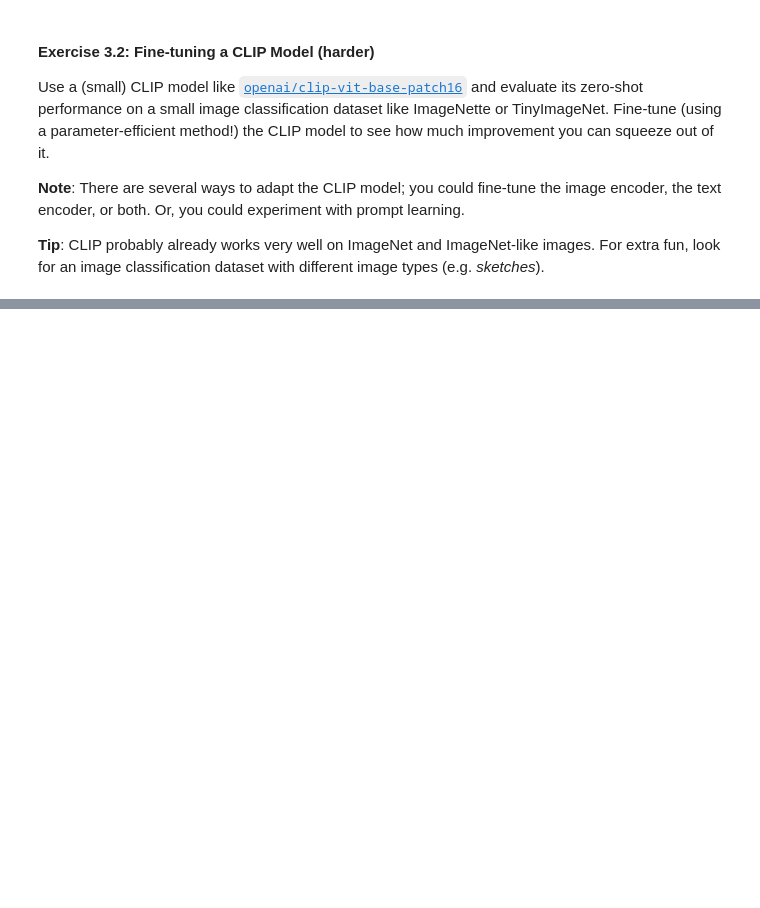
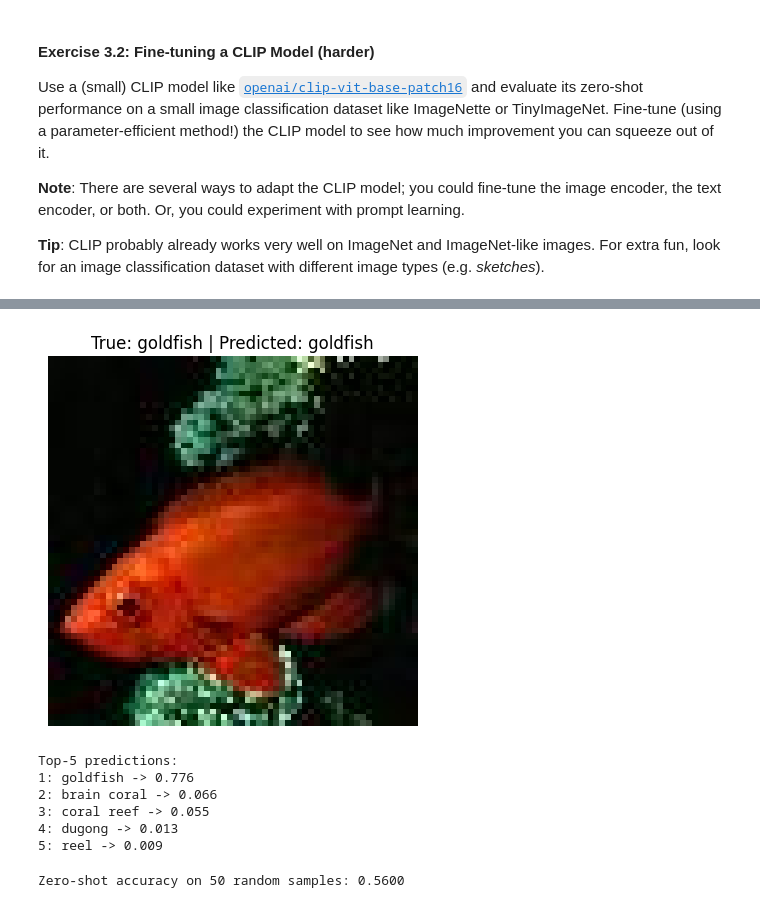
Before and after one commit to fbizza/deep-learning-applications, a Jupyter notebook: lab_3/lab_3.ipynb, the cells around one changed output, grey strips where cells are left out. Drawn from its saved outputs; the diff is of its cells as text; code cells hidden in the pictures; blank space fills up the shorter version.

```diff
--- a/lab_3/lab_3.ipynb
+++ b/lab_3/lab_3.ipynb
@@ -384,0 +325,46 @@ There are a *ton* of interesting and fun models on the HuggingFace hub. Pick one
+# %%
+device = "cuda" if torch.cuda.is_available() else "cpu"
+model_name = "openai/clip-vit-base-patch16"
+model = CLIPModel.from_pretrained(model_name).to(device)
+processor = CLIPProcessor.from_pretrained(model_name)
+# %%
+def show_image_with_clip_prediction(idx, topk=5, save=False):
+    item = dataset[idx]
+    image = item["image"]
+    label_idx = item["label"]
+    label_name = idx_to_class_name[label_idx]
+
+
+    class_labels = [idx_to_class_name[i] for i in range(len(idx_to_class_name))]
+    text_inputs = processor(text=class_labels, return_tensors="pt", padding=True).to(device)
+    image_input = processor(images=image, return_tensors="pt").to(device)
+
+
+    with torch.no_grad():
+        outputs = model(**image_input, **text_inputs)
+        logits_per_image = outputs.logits_per_image
+        probs = logits_per_image.softmax(dim=-1)
+        pred_idx = logits_per_image.argmax().item()
+
+    plt.imshow(image)
+    plt.title(f"True: {label_name} | Predicted: {idx_to_class_name[pred_idx]}")
+    plt.axis("off")
+    plt.show()
+
+    top_probs, top_idx = probs.topk(topk)
+    print(f"\nTop-{topk} predictions:")
+    for i, (p, j) in enumerate(zip(top_probs[0], top_idx[0])):
+        print(f"{i+1}: {idx_to_class_name[j.item()]} -> {p.item():.3f}")
+
+    if save:
+        image.save("image_pred.jpg")
+
+show_image_with_clip_prediction(32)
+# %% [output]
+[figure, added]
+Top-5 predictions:
+1: goldfish -> 0.776
+2: brain coral -> 0.066
+3: coral reef -> 0.055
+4: dugong -> 0.013
+5: reel -> 0.009
@@ -384,0 +381,17 @@ There are a *ton* of interesting and fun models on the HuggingFace hub. Pick one
+# %%
+correct = 0
+
+for item in tqdm(subset, desc="Zero-shot evaluation"):
+    image = processor(images=item["image"], return_tensors="pt").to(device)
+    with torch.no_grad():
+        outputs = model(**image, **text_inputs)
+        logits_per_image = outputs.logits_per_image
+        pred_idx = logits_per_image.argmax().item()
+
+    if pred_idx == item["label"]:
+        correct += 1
+
+accuracy = correct / n
+print(f"Zero-shot accuracy on {n} random samples: {accuracy:.4f}")
+# %% [output]
+Zero-shot accuracy on 50 random samples: 0.5600
```
Also changed, not shown: parts of 27 cells of this notebook.
